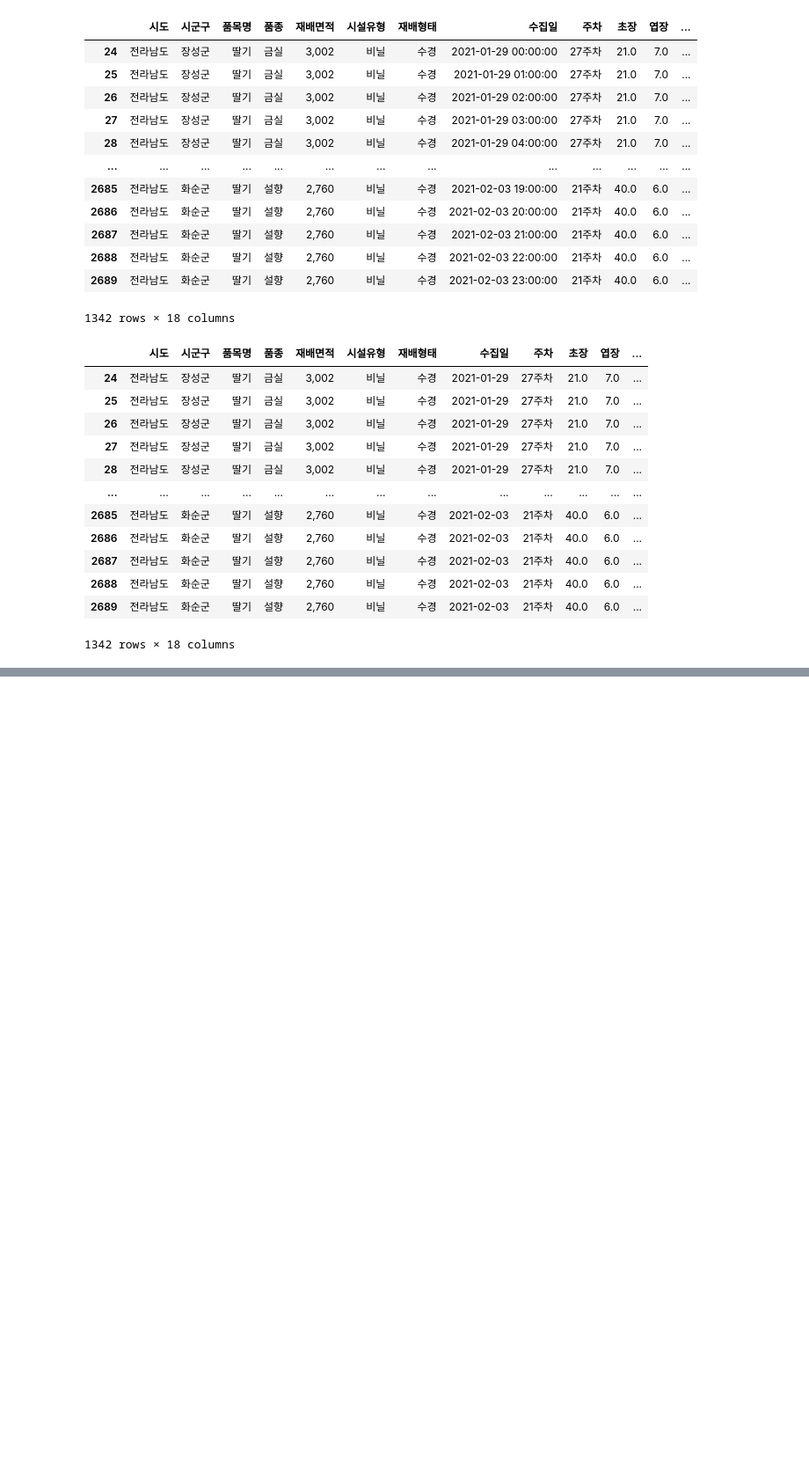
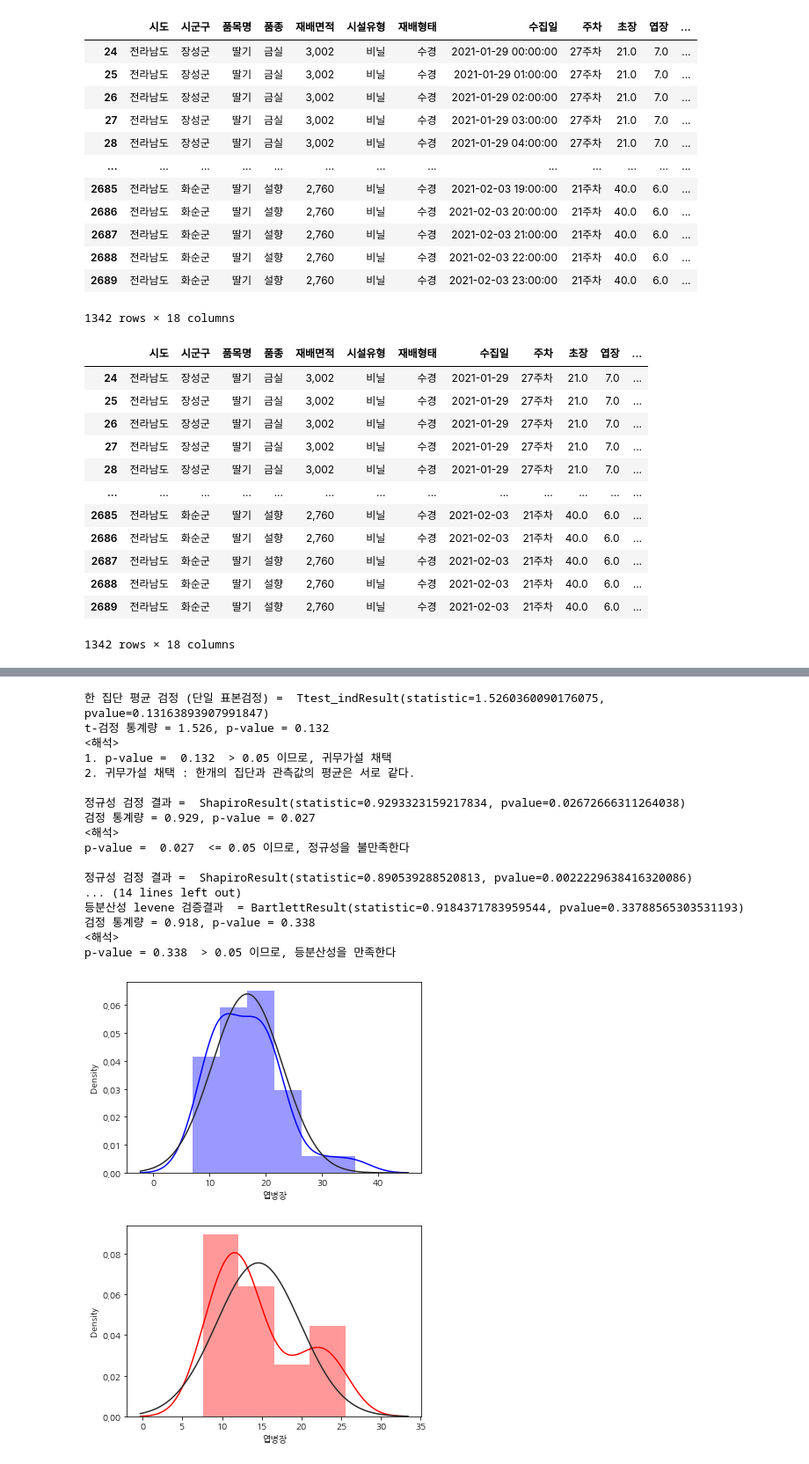
Before and after one commit to JIDONGJU/StudyPython22, a Jupyter notebook: 220614~/mini_project2/데이터수집.ipynb, the cells around one changed output, grey strips where cells are left out. Shown at 88% size. Drawn from its saved outputs; the diff is of its cells as text; code cells hidden in the pictures; blank space fills up the shorter version.

```diff
--- a/220614~/mini_project2/데이터수집.ipynb
+++ b/220614~/mini_project2/데이터수집.ipynb
@@ -487,0 +610,27 @@ total.groupby(total['수집일']).mean()
+# %%
+two_stats(test['엽병장'], normal['엽병장'])
+# stats.norm : 정규 분포 표시
+sns.distplot(test['엽병장'], fit=stats.norm, color='blue')
+plt.show()
+sns.distplot(normal['엽병장'], fit=stats.norm, color='red')
+plt.show()
+# %% [output]
+한 집단 평균 검정 (단일 표본검정) =  Ttest_indResult(statistic=1.5260360090176075, pvalue=0.13163893907991847)
+t-검정 통계량 = 1.526, p-value = 0.132
+<해석>
+1. p-value =  0.132  > 0.05 이므로, 귀무가설 채택
+2. 귀무가설 채택 : 한개의 집단과 관측값의 평균은 서로 같다.
+
+정규성 검정 결과 =  ShapiroResult(statistic=0.9293323159217834, pvalue=0.02672666311264038)
+검정 통계량 = 0.929, p-value = 0.027
+<해석>
+p-value =  0.027  <= 0.05 이므로, 정규성을 불만족한다
+
+정규성 검정 결과 =  ShapiroResult(statistic=0.890539288520813, pvalue=0.0022229638416320086)
+... (14 lines left out)
+등분산성 levene 검증결과  = BartlettResult(statistic=0.9184371783959544, pvalue=0.33788565303531193)
+검정 통계량 = 0.918, p-value = 0.338
+<해석>
+p-value = 0.338  > 0.05 이므로, 등분산성을 만족한다
+[figure, added]
+[figure, added]
```
Also changed, not shown: parts of 33 cells of this notebook.
